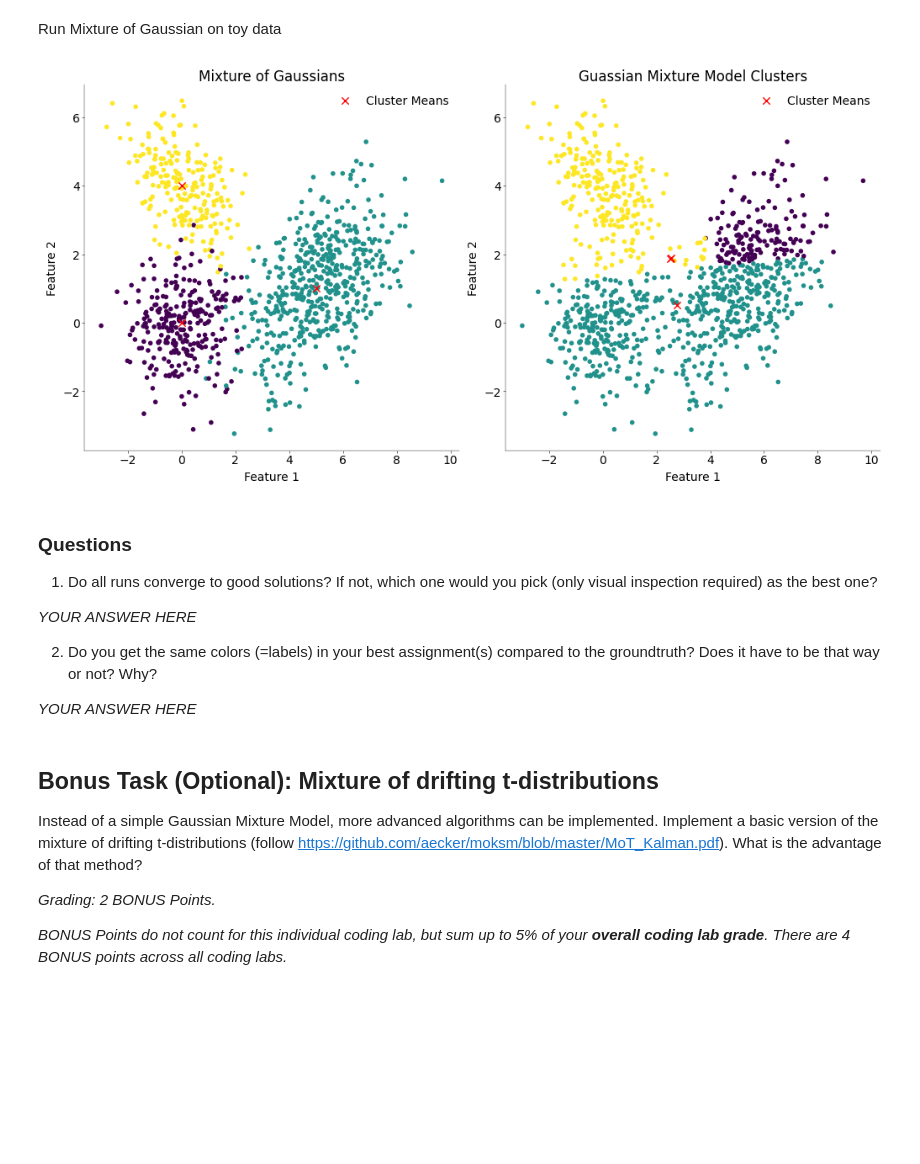
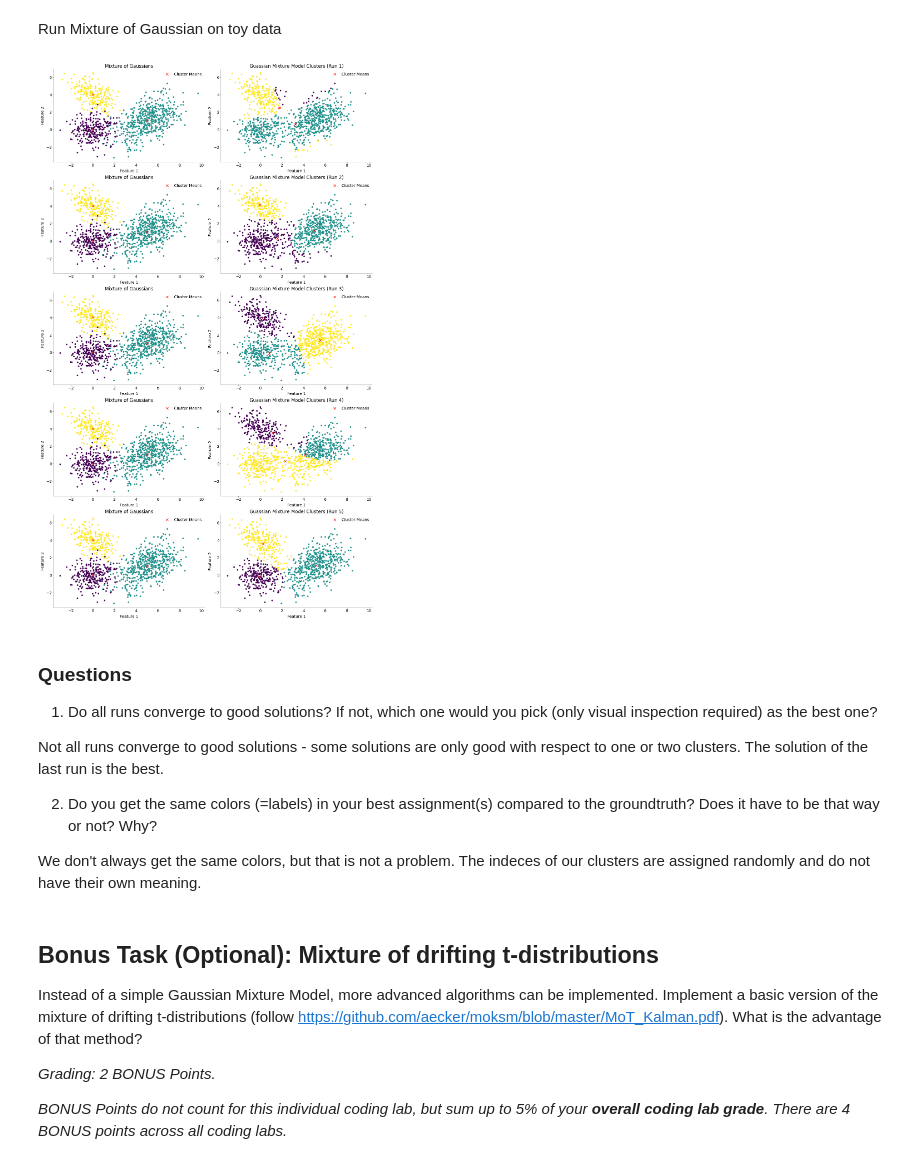
Before and after one commit to Akseli-Ilmanen/NDS_homework, a Jupyter notebook: notebooks/CG_CodingLab2.ipynb, the cells around one changed output. Cells and saved outputs as stored; diff of their text form; code cells hidden in the pictures; blank space fills up the shorter version.

```diff
--- a/notebooks/CG_CodingLab2.ipynb
+++ b/notebooks/CG_CodingLab2.ipynb
@@ -238,6 +236,20 @@ def fit_mog(
         p = np.ones(n_clusters) / n_clusters  # uniform probability between clusters
 
     # brauchen wir hier noch kmeans?
+    elif init == "kmeans":
+        kmeans = KMeans(n_clusters=n_clusters, random_state=random_seed)
+        labels = kmeans.fit_predict(x)
+        m = kmeans.cluster_centers_
+        # for each cluster, compute sample covariance of all data points in cluster
+        # if only one data point, take global covariance to avoid degenerate matrix
+        S = np.array(
+            [
+                np.cov(x[labels == i].T) if (labels == i).sum() > 1 else np.cov(x.T)
+                for i in range(n_clusters)
+            ]
+        )
+        # initialize cluster weights as proportion of samples in each cluster
+        p = np.array([(labels == i).mean() for i in range(n_clusters)])
 
     else:
         raise ValueError("Init not known")
@@ -280,60 +292,64 @@ def fit_mog(
         # assign labels to each sample based on highest responsibility
         labels = responsibilities.argmax(axis=1)
 
-        return labels, m, S, p
+    return labels, m, S, p
 # %% [markdown]
 Run Mixture of Gaussian on toy data
 # %%
 # -------------------------------------------------------------------------
 # Run the algorithm 5 times on the toy data, plot and compare original and
 # assigned clusters and answer the questions (1+1 pts)
 # -------------------------------------------------------------------------
 
+
 n_clusters = 3
-labels_pred, m_pred, S_pred, p_pred = fit_mog(x, n_clusters, n_iters=5, random_seed=0)
 
 # Plot predicted clusters
-fig, ax = plt.subplots(1, 2, figsize=(10, 5), layout="constrained")
+fig, ax = plt.subplots(5, 2, figsize=(12, 20), layout="constrained")
 
+for i in range(5):
 
-# scatter plot of points, colored by Ground Truth label
-ax[0].scatter(x[:, 0], x[:, 1], c=labels)
-# plot cluster means
-ax[0].scatter(m[:, 0], m[:, 1], c="red", marker="x", label="Cluster Means")
+    labels_pred, m_pred, S_pred, p_pred = fit_mog(x, n_clusters, random_seed=i)
 
-# set labels and title
-ax[0].set_xlabel("Feature 1")
-ax[0].set_ylabel("Feature 2")
-ax[0].set_title("Mixture of Gaussians")
+    # scatter plot of points, colored by Ground Truth label
+    ax[i][0].scatter(x[:, 0], x[:, 1], c=labels)
+    # plot cluster means
+    ax[i][0].scatter(m[:, 0], m[:, 1], c="red", marker="x", label="Cluster Means")
 
-ax[0].legend()
+    # set labels and title
+    ax[i][0].set_xlabel("Feature 1")
+    ax[i][0].set_ylabel("Feature 2")
+    ax[i][0].set_title("Mixture of Gaussians")
 
+    ax[i][0].legend()
 
-# Scatter plot of points colored by predicted labels
-ax[1].scatter(x[:, 0], x[:, 1], c=labels_pred)
-# plot predicted cluster means
-ax[1].scatter(m_pred[:, 0], m_pred[:, 1], c="red", marker="x", label="Cluster Means")
+    # Scatter plot of points colored by predicted labels
+    ax[i][1].scatter(x[:, 0], x[:, 1], c=labels_pred)
+    # plot predicted cluster means
+    ax[i][1].scatter(
+        m_pred[:, 0], m_pred[:, 1], c="red", marker="x", label="Cluster Means"
+    )
 
-# set labels and title
-ax[1].set_xlabel("Feature 1")
-ax[1].set_ylabel("Feature 2")
-ax[1].set_title("Guassian Mixture Model Clusters")
+    # set labels and title
+    ax[i][1].set_xlabel("Feature 1")
+    ax[i][1].set_ylabel("Feature 2")
+    ax[i][1].set_title(f"Guassian Mixture Model Clusters (Run {i+1})")
 
-ax[1].legend()
+    ax[i][1].legend()
 
 plt.show()
 # %% [output]
-[figure, old version]
+[figure, new version]
 # %% [markdown]
 ### Questions
 
 1) Do all runs converge to good solutions? If not, which one would you pick (only visual inspection required) as the best one?
 
-_YOUR ANSWER HERE_
+Not all runs converge to good solutions - some solutions are only good with respect to one or two clusters. The solution of the last run is the best.
 
 2) Do you get the same colors (=labels) in your best assignment(s) compared to the groundtruth? Does it have to be that way or not? Why?
 
-_YOUR ANSWER HERE_
+We don't always get the same colors, but that is not a problem. The indeces of our clusters are assigned randomly and do not have their own meaning.
 # %% [markdown]
 ## Bonus Task (Optional): Mixture of drifting t-distributions
 
```
Also changed, not shown: parts of 5 cells of this notebook.
